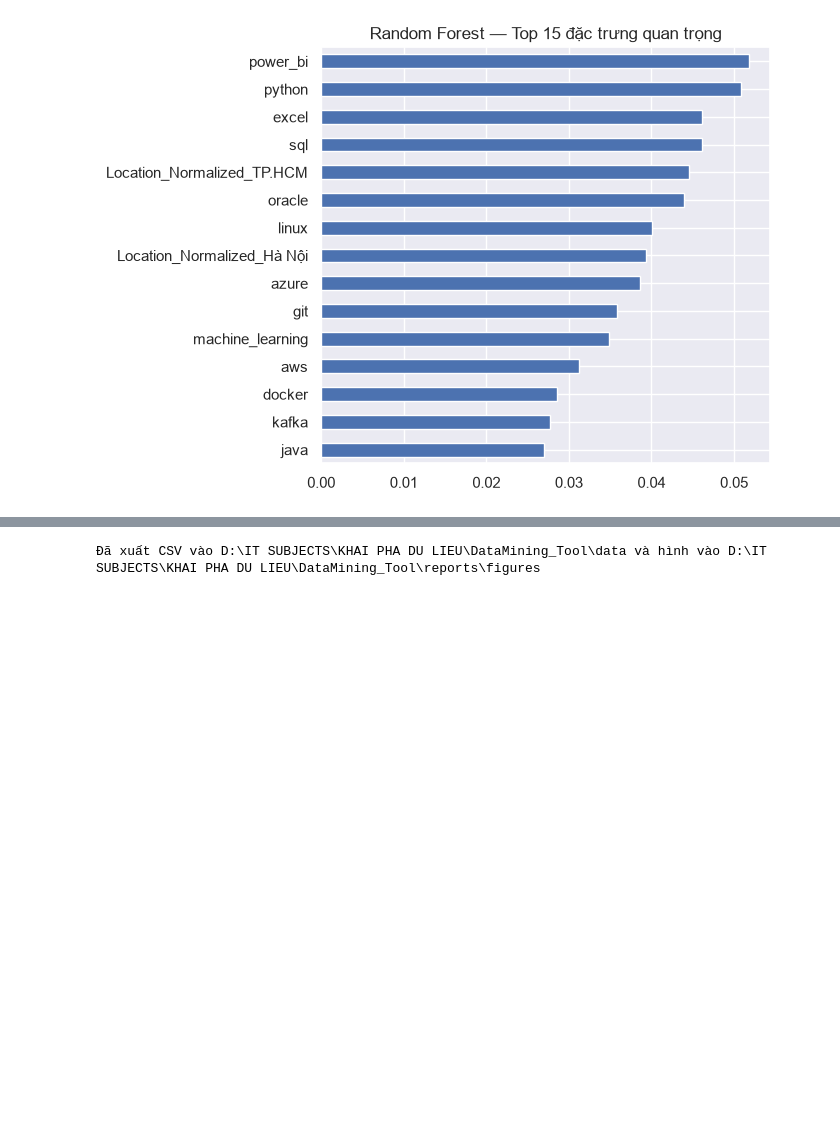
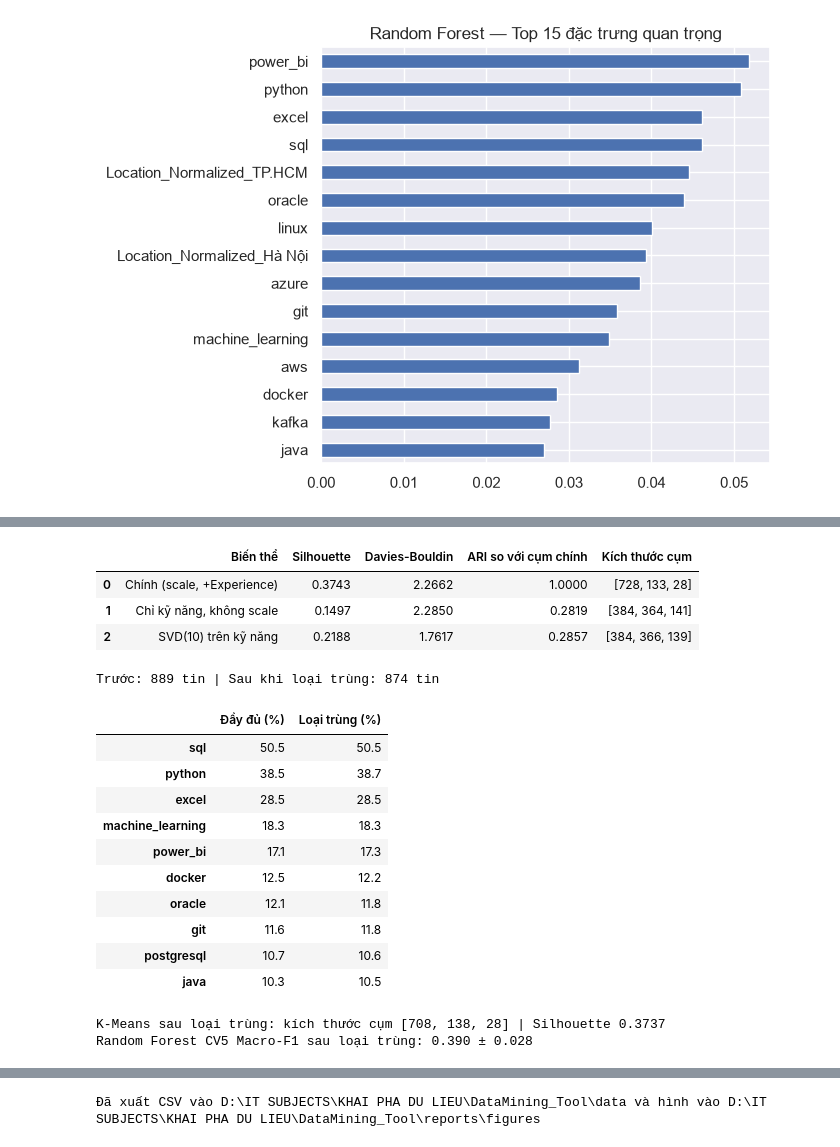
Before and after one commit to thewiin/DataMining_Tool, a Jupyter notebook: notebooks/Nhom29_MiningPipeline.ipynb, the cells around one changed output, grey strips where cells are left out. Saved outputs shown, nothing was run; the diff lists cells and outputs as text; code cells hidden in the pictures; blank space fills up the shorter version.

```diff
--- a/notebooks/Nhom29_MiningPipeline.ipynb
+++ b/notebooks/Nhom29_MiningPipeline.ipynb
@@ -996,0 +1041,47 @@ if "dt_model" in globals():
+# %%
+# Độ ổn định phân cụm: (a) nhị phân không scale, (b) TruncatedSVD + K-Means; so với cụm chính bằng ARI
+from sklearn.decomposition import TruncatedSVD
+Xb = X_cluster_raw[[c for c in X_cluster_raw.columns if c.startswith("Skill_")]].values.astype(float)
+variants = {"Chính (scale, +Experience)": X_cluster_scaled, "Chỉ kỹ năng, không scale": Xb,
+            "SVD(10) trên kỹ năng": TruncatedSVD(n_components=10, random_state=RANDOM_STATE).fit_transform(Xb)}
+rows = []
+for name, Xv in variants.items():
+    lab = KMeans(n_clusters=CHOSEN_K, random_state=RANDOM_STATE, n_init=20).fit_predict(Xv)
+    rows.append({"Biến thể": name, "Silhouette": silhouette_score(Xv, lab), "Davies-Bouldin": davies_bouldin_score(Xv, lab),
+                 "ARI so với cụm chính": adjusted_rand_score(df["Cluster"], lab), "Kích thước cụm": sorted(np.bincount(lab).tolist(), reverse=True)})
+stab = pd.DataFrame(rows); stab[["Silhouette","Davies-Bouldin","ARI so với cụm chính"]] = stab[["Silhouette","Davies-Bouldin","ARI so với cụm chính"]].round(4)
+display(stab); stab.to_csv(DATA/"cluster_stability.csv", index=False, encoding="utf-8-sig")
+# %% [output]
+|  | Biến thể | Silhouette | Davies-Bouldin | ARI so với cụm chính | Kích thước cụm |
+| 0 | Chính (scale, +Experience) | 0.3743 | 2.2662 | 1.0000 | [728, 133, 28] |
+| 1 | Chỉ kỹ năng, không scale | 0.1497 | 2.2850 | 0.2819 | [384, 364, 141] |
+| 2 | SVD(10) trên kỹ năng | 0.2188 | 1.7617 | 0.2857 | [384, 366, 139] |
+# %%
+# Kiểm tra độ nhạy khi loại tin trùng (cùng tiêu đề + công ty)
+nd = df[~df["Is_NearDup"]].copy()
+print(f"Trước: {len(df)} tin | Sau khi loại trùng: {len(nd)} tin")
+top_all = df[skill_cols].mean().sort_values(ascending=False).head(10)
+top_nd = nd[skill_cols].mean().sort_values(ascending=False).head(10)
+cmp_top = pd.DataFrame({"Đầy đủ (%)": (df[skill_cols].mean()*100).round(1), "Loại trùng (%)": (nd[skill_cols].mean()*100).round(1)}).loc[top_all.index]
+cmp_top.index = cmp_top.index.str.replace("Skill_","", regex=False); display(cmp_top)
+Xn = SimpleImputer(strategy="median").fit_transform(nd[X_cluster_raw.columns]); Xn = StandardScaler().fit_transform(Xn)
+ln = KMeans(n_clusters=CHOSEN_K, random_state=RANDOM_STATE, n_init=20).fit_predict(Xn)
+print("K-Means sau loại trùng: kích thước cụm", sorted(np.bincount(ln).tolist(), reverse=True), "| Silhouette", round(silhouette_score(Xn, ln),4))
+mdn = nd.dropna(subset=[TARGET]); yn = mdn[TARGET]; Xnn = mdn[X_cols]
+sc = cross_val_score(rf_model, Xnn, yn, cv=StratifiedKFold(5, shuffle=True, random_state=RANDOM_STATE), scoring="f1_macro", n_jobs=-1)
+print(f"Random Forest CV5 Macro-F1 sau loại trùng: {sc.mean():.3f} ± {sc.std():.3f}")
+# %% [output]
+Trước: 889 tin | Sau khi loại trùng: 874 tin
+|  | Đầy đủ (%) | Loại trùng (%) |
+| sql | 50.5 | 50.5 |
+| python | 38.5 | 38.7 |
+| excel | 28.5 | 28.5 |
+| machine_learning | 18.3 | 18.3 |
+| power_bi | 17.1 | 17.3 |
+| docker | 12.5 | 12.2 |
+| oracle | 12.1 | 11.8 |
+| git | 11.6 | 11.8 |
+| postgresql | 10.7 | 10.6 |
+| java | 10.3 | 10.5 |
+K-Means sau loại trùng: kích thước cụm [708, 138, 28] | Silhouette 0.3737
+Random Forest CV5 Macro-F1 sau loại trùng: 0.390 ± 0.028
```
Also changed, not shown: parts of 6 cells of this notebook, 3 other files.
